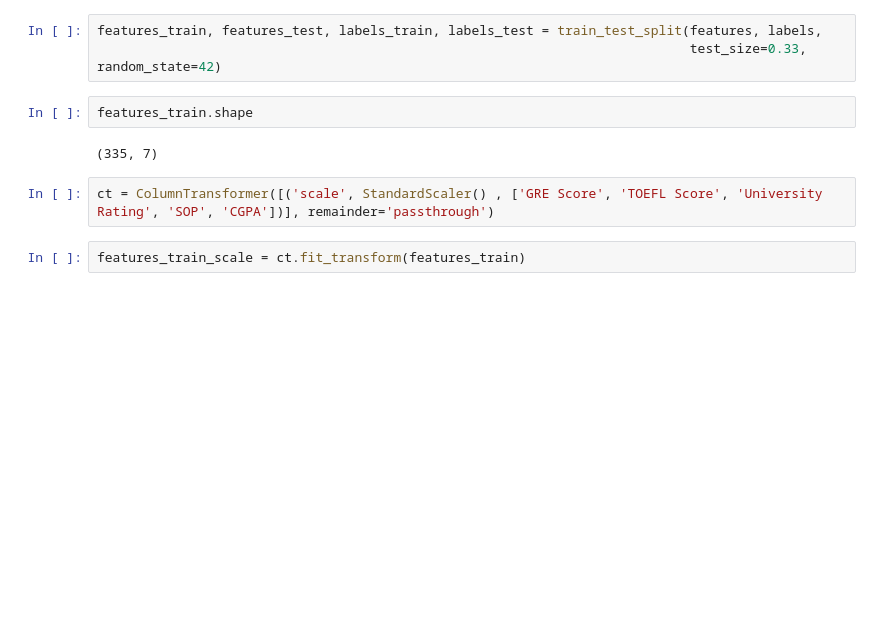
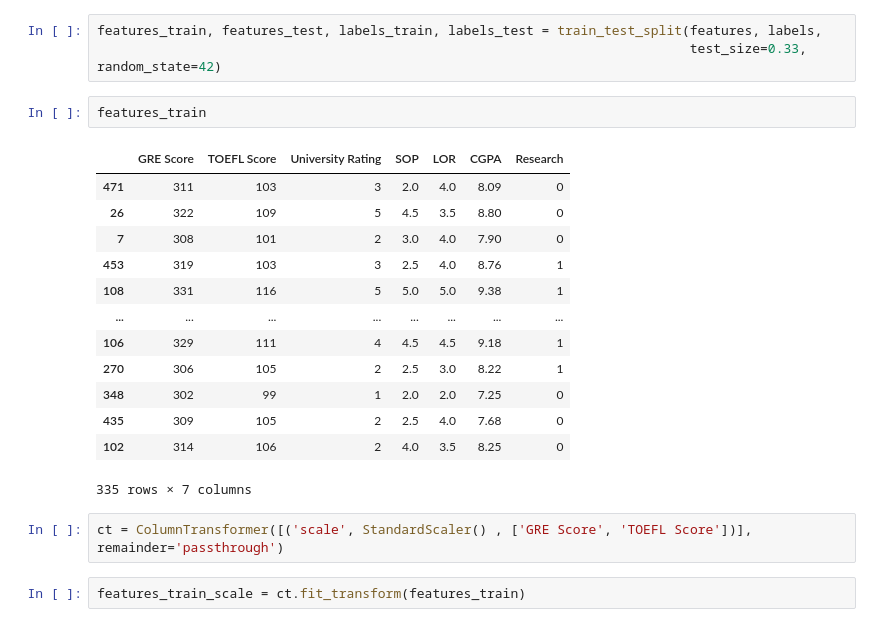
Before and after one commit to thatting/regression-challenge-project, a Jupyter notebook: regression-challenge-project.ipynb, the cells around one changed output. Cells and saved outputs as stored; diff of their text form; blank space fills up the shorter version.

```diff
--- a/regression-challenge-project.ipynb
+++ b/regression-challenge-project.ipynb
@@ -77,11 +78,23 @@ features.head()
 features_train, features_test, labels_train, labels_test = train_test_split(features, labels,
                                                                             test_size=0.33, random_state=42)
 # %%
-features_train.shape
+features_train
 # %% [output]
+|  | GRE Score | TOEFL Score | University Rating | SOP | LOR | CGPA | Research |
+| 471 | 311 | 103 | 3 | 2.0 | 4.0 | 8.09 | 0 |
+| 26 | 322 | 109 | 5 | 4.5 | 3.5 | 8.80 | 0 |
+| 7 | 308 | 101 | 2 | 3.0 | 4.0 | 7.90 | 0 |
+| 453 | 319 | 103 | 3 | 2.5 | 4.0 | 8.76 | 1 |
+| 108 | 331 | 116 | 5 | 5.0 | 5.0 | 9.38 | 1 |
+| ... | ... | ... | ... | ... | ... | ... | ... |
+| 106 | 329 | 111 | 4 | 4.5 | 4.5 | 9.18 | 1 |
+| 270 | 306 | 105 | 2 | 2.5 | 3.0 | 8.22 | 1 |
+| 348 | 302 | 99 | 1 | 2.0 | 2.0 | 7.25 | 0 |
+| 435 | 309 | 105 | 2 | 2.5 | 4.0 | 7.68 | 0 |
+| 102 | 314 | 106 | 2 | 4.0 | 3.5 | 8.25 | 0 |
-(335, 7)
+335 rows × 7 columns
 # %%
-ct = ColumnTransformer([('scale', StandardScaler() , ['GRE Score', 'TOEFL Score', 'University Rating', 'SOP', 'CGPA'])], remainder='passthrough')
+ct = ColumnTransformer([('scale', StandardScaler() , ['GRE Score', 'TOEFL Score'])], remainder='passthrough')
 # %%
 features_train_scale = ct.fit_transform(features_train)
 # %%
```
Also changed, not shown: parts of 14 cells of this notebook.
